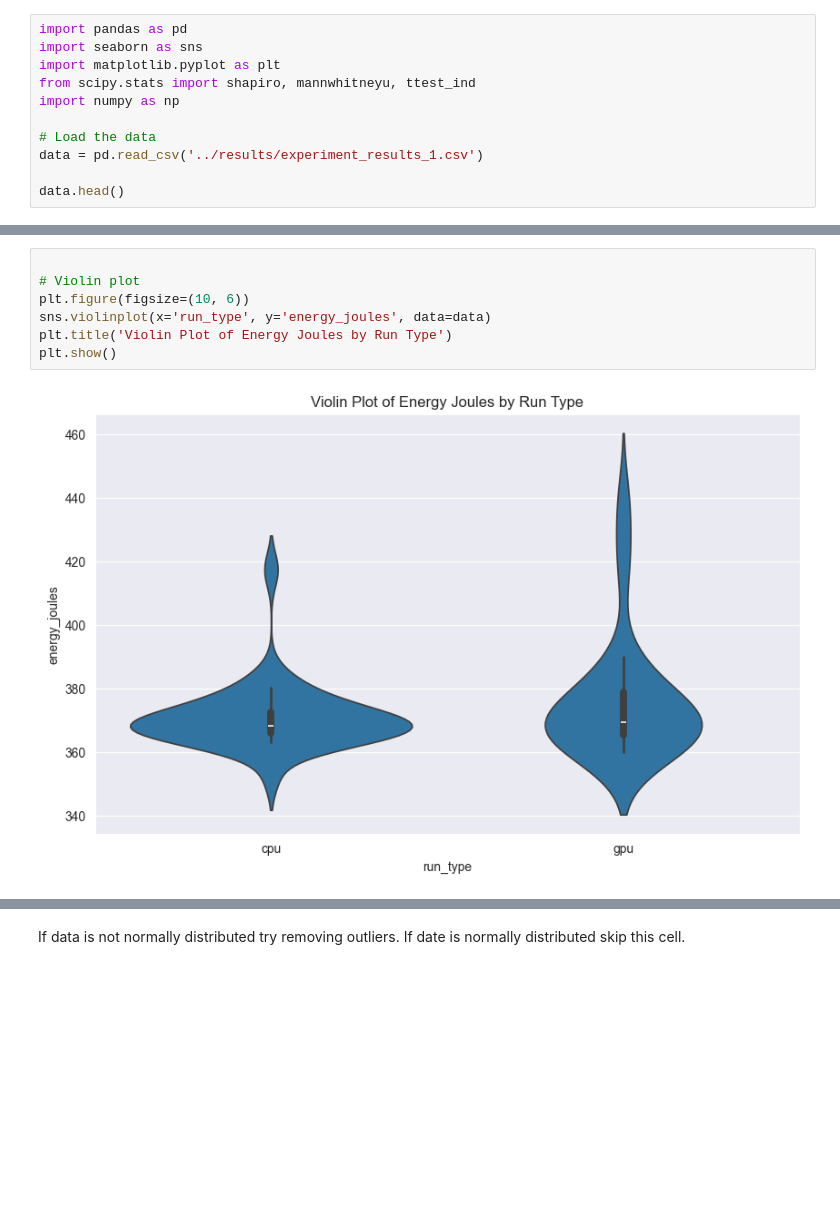
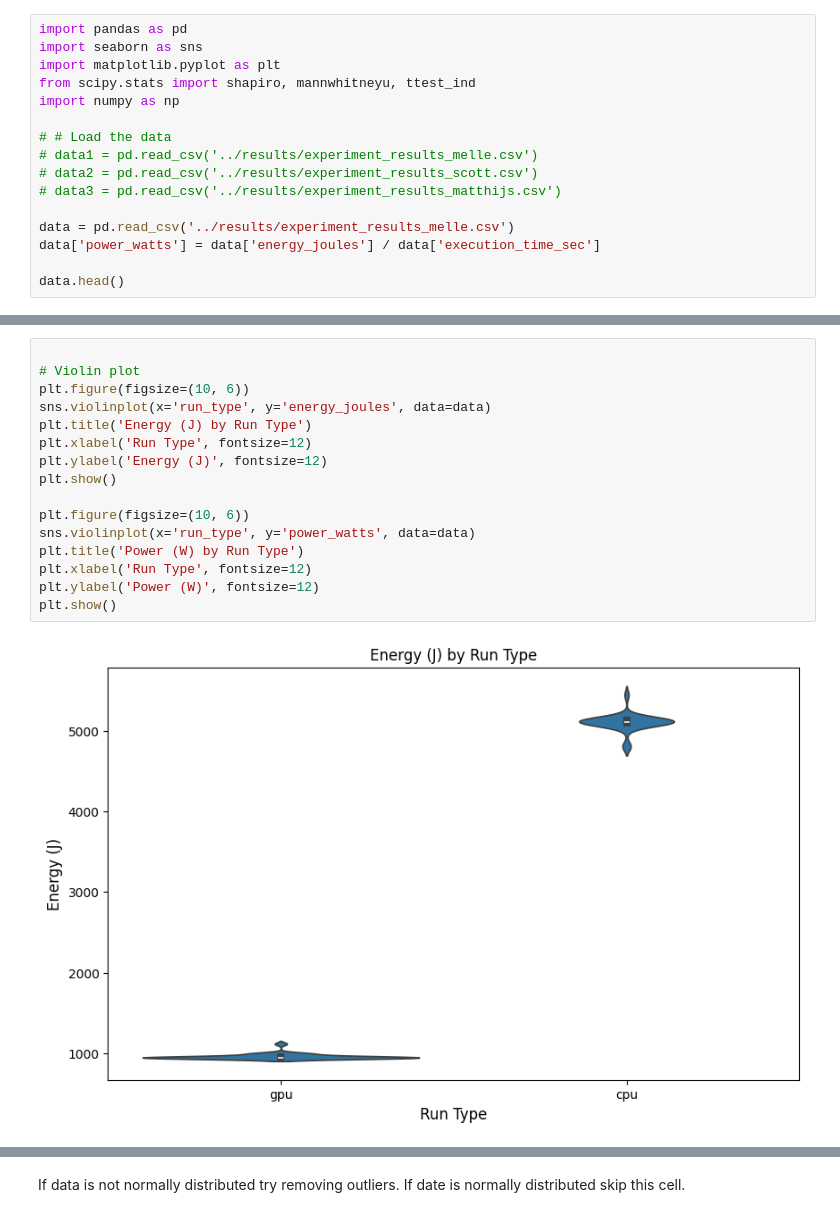
Before and after one commit to Matthijs-Vossen/SSE-group3-project1, a Jupyter notebook: src/statistical_analysis.ipynb, the cells around one changed output, grey strips where cells are left out. Saved outputs shown, nothing was run; the diff lists cells and outputs as text; blank space fills up the shorter version.

Commit message:
Added power violin plot + images for blogpost

```diff
--- a/src/statistical_analysis.ipynb
+++ b/src/statistical_analysis.ipynb
@@ -5,8 +5,13 @@ import matplotlib.pyplot as plt
 from scipy.stats import shapiro, mannwhitneyu, ttest_ind
 import numpy as np
 
-# Load the data
-data = pd.read_csv('../results/experiment_results_1.csv')
+# # Load the data
+# data1 = pd.read_csv('../results/experiment_results_melle.csv')
+# data2 = pd.read_csv('../results/experiment_results_scott.csv')
+# data3 = pd.read_csv('../results/experiment_results_matthijs.csv')
+
+data = pd.read_csv('../results/experiment_results_melle.csv')
+data['power_watts'] = data['energy_joules'] / data['execution_time_sec']
 
 data.head()
 # %% [output]
@@ -19,9 +24,18 @@ data.head()
 # %%
 
 # Violin plot
 plt.figure(figsize=(10, 6))
 sns.violinplot(x='run_type', y='energy_joules', data=data)
-plt.title('Violin Plot of Energy Joules by Run Type')
+plt.title('Energy (J) by Run Type')
+plt.xlabel('Run Type', fontsize=12)
+plt.ylabel('Energy (J)', fontsize=12)
 plt.show()
+
+plt.figure(figsize=(10, 6))
+sns.violinplot(x='run_type', y='power_watts', data=data)
+plt.title('Power (W) by Run Type')
+plt.xlabel('Run Type', fontsize=12)
+plt.ylabel('Power (W)', fontsize=12)
+plt.show()
 # %% [output]
-[figure, old version]
+[figure, new version]
```
Also changed, not shown: parts of 7 cells of this notebook, 6 other files.
